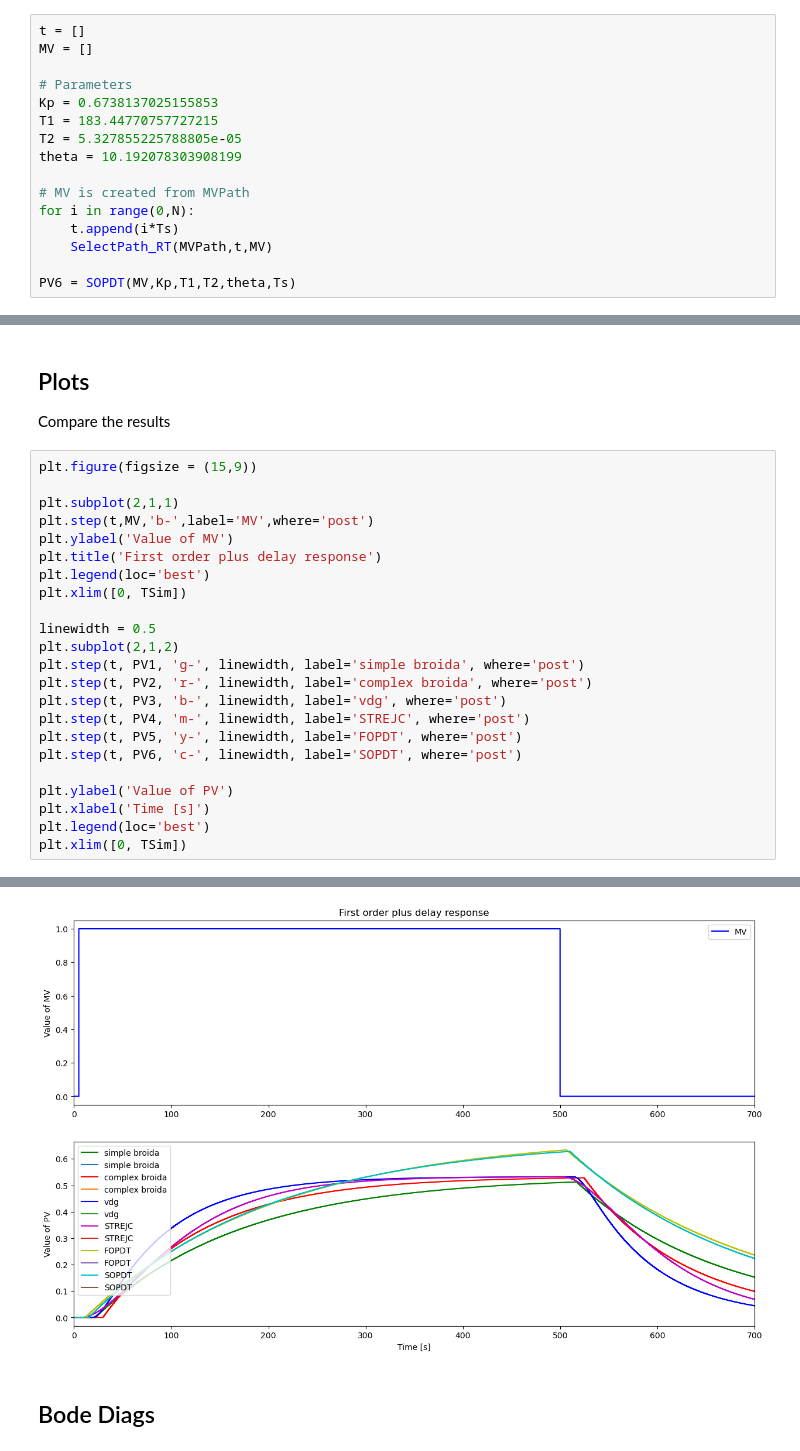
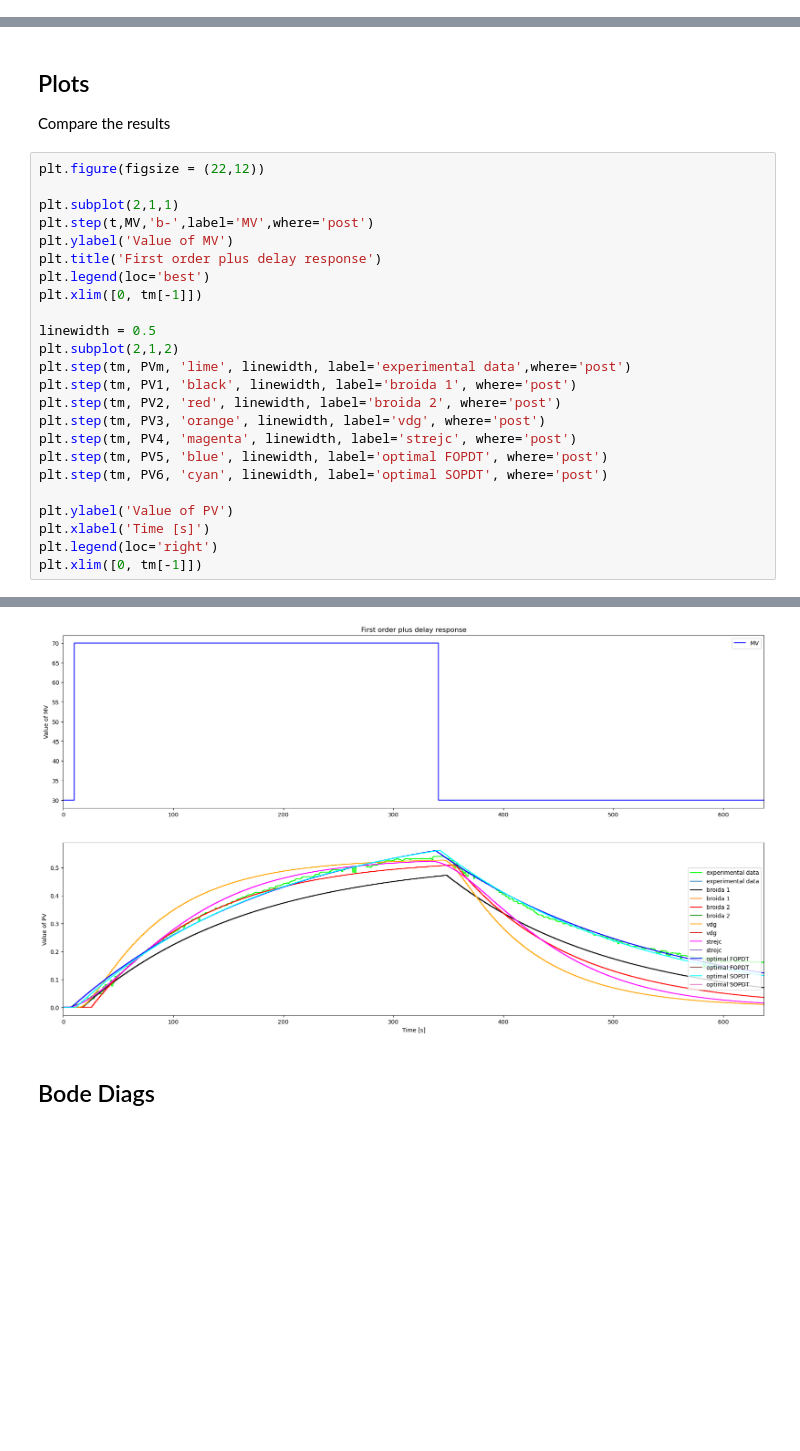
Before and after one commit to DaveTheDudeFromECAM/TCLab_DBR, a Jupyter notebook: dave/Identification.ipynb, the cells around one changed output, grey strips where cells are left out. Saved outputs shown, nothing was run; the diff lists cells and outputs as text; blank space fills up the shorter version.

```diff
--- a/dave/Identification.ipynb
+++ b/dave/Identification.ipynb
@@ -115,16 +41,0 @@ PV5 = FOPDT(MV,Kp,T,theta,Ts)
-# %%
-t = []
-MV = []
-
-# Parameters
-Kp = 0.6738137025155853
-T1 = 183.44770757727215
-T2 = 5.327855225788805e-05
-theta = 10.192078303908199
-
-# MV is created from MVPath
-for i in range(0,N):
-    t.append(i*Ts)
-    SelectPath_RT(MVPath,t,MV)
-
-PV6 = SOPDT(MV,Kp,T1,T2,theta,Ts)
@@ -132,26 +90,27 @@ PV6 = SOPDT(MV,Kp,T1,T2,theta,Ts)
 ## Plots
 Compare the results
 # %%
-plt.figure(figsize = (15,9))
+plt.figure(figsize = (22,12))
 
 plt.subplot(2,1,1)
 plt.step(t,MV,'b-',label='MV',where='post')
 plt.ylabel('Value of MV')
 plt.title('First order plus delay response')
 plt.legend(loc='best')
-plt.xlim([0, TSim])
+plt.xlim([0, tm[-1]])
 
 linewidth = 0.5
 plt.subplot(2,1,2)
-plt.step(t, PV1, 'g-', linewidth, label='simple broida', where='post')
-plt.step(t, PV2, 'r-', linewidth, label='complex broida', where='post')
-plt.step(t, PV3, 'b-', linewidth, label='vdg', where='post')
-plt.step(t, PV4, 'm-', linewidth, label='STREJC', where='post')
-plt.step(t, PV5, 'y-', linewidth, label='FOPDT', where='post')
-plt.step(t, PV6, 'c-', linewidth, label='SOPDT', where='post')
+plt.step(tm, PVm, 'lime', linewidth, label='experimental data',where='post')
+plt.step(tm, PV1, 'black', linewidth, label='broida 1', where='post')
+plt.step(tm, PV2, 'red', linewidth, label='broida 2', where='post')
+plt.step(tm, PV3, 'orange', linewidth, label='vdg', where='post')
+plt.step(tm, PV4, 'magenta', linewidth, label='strejc', where='post')
+plt.step(tm, PV5, 'blue', linewidth, label='optimal FOPDT', where='post')
+plt.step(tm, PV6, 'cyan', linewidth, label='optimal SOPDT', where='post')
 
 plt.ylabel('Value of PV')
 plt.xlabel('Time [s]')
-plt.legend(loc='best')
-plt.xlim([0, TSim])
+plt.legend(loc='right')
+plt.xlim([0, tm[-1]])
 # %% [output]
@@ -159,3 +118,3 @@ plt.xlim([0, TSim])
-[figure, old version]
+[figure, new version]
 # %% [markdown]
 ## Bode Diags
```
Also changed, not shown: parts of 23 cells of this notebook, 11 other files.
